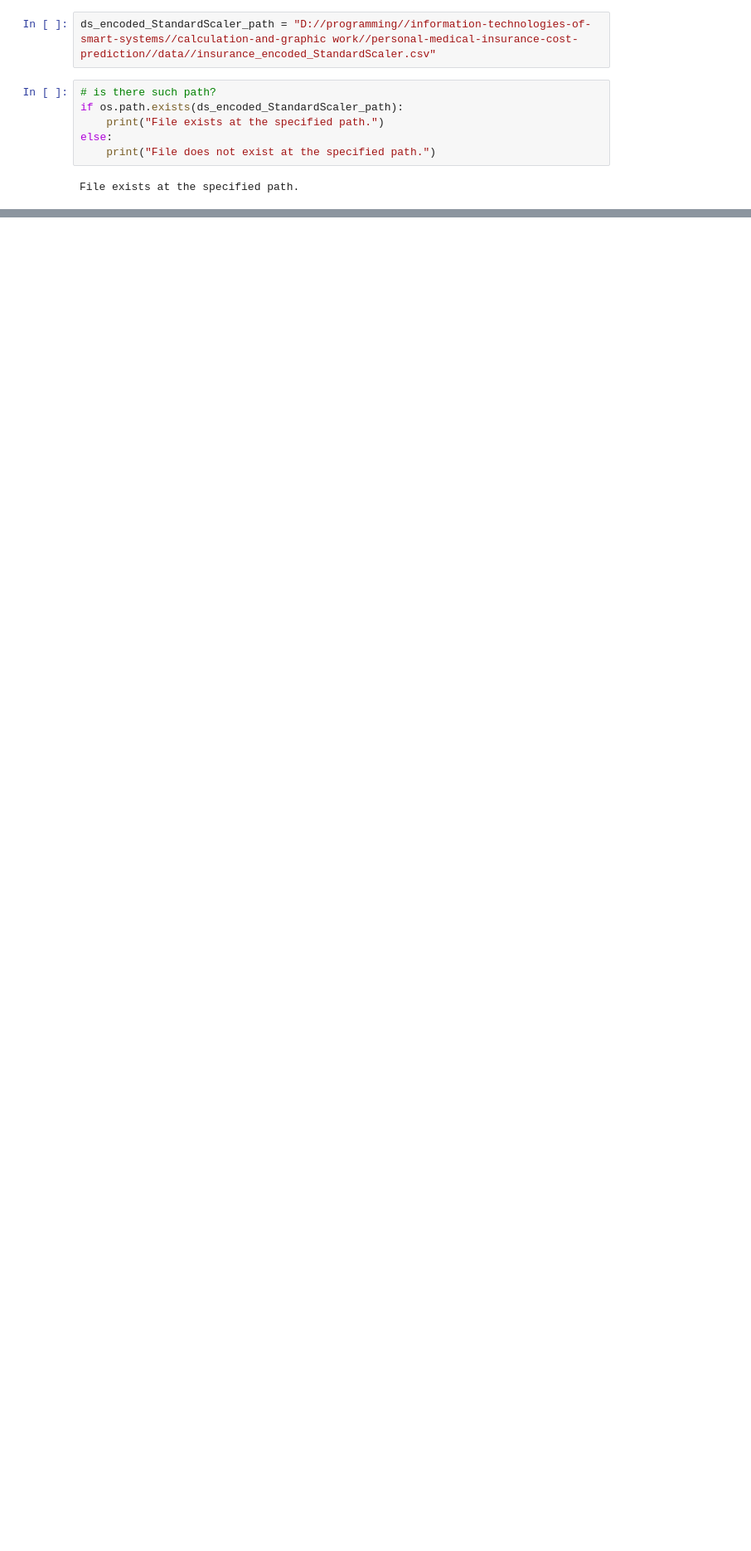
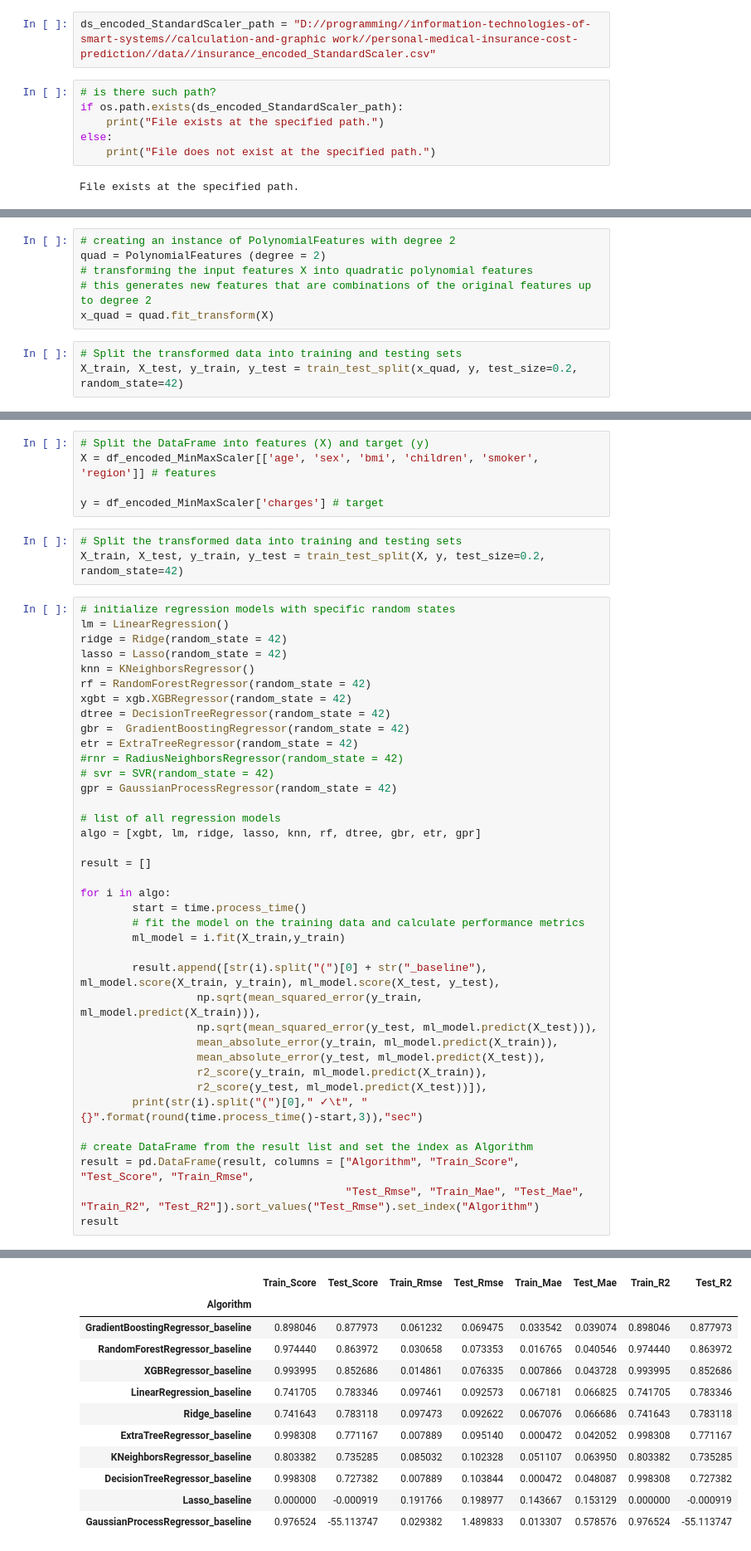
Before and after one commit to ahilah/Personal-medical-insurance-cost-prediction-model, a Jupyter notebook: medical-insurance-pred.ipynb, the cells around one changed output, grey strips where cells are left out. Shown at 83% size. Saved outputs shown, nothing was run; the diff lists cells and outputs as text; blank space fills up the shorter version.

```diff
--- a/medical-insurance-pred.ipynb
+++ b/medical-insurance-pred.ipynb
@@ -899,0 +1105,9 @@ It's often a good idea to experiment with both scalers and evaluate their impact
+# %%
+# creating an instance of PolynomialFeatures with degree 2
+quad = PolynomialFeatures (degree = 2)
+# transforming the input features X into quadratic polynomial features
+# this generates new features that are combinations of the original features up to degree 2
+x_quad = quad.fit_transform(X)
+# %%
+# Split the transformed data into training and testing sets
+X_train, X_test, y_train, y_test = train_test_split(x_quad, y, test_size=0.2, random_state=42)
@@ -899,0 +1172,47 @@ It's often a good idea to experiment with both scalers and evaluate their impact
+# %%
+# Split the DataFrame into features (X) and target (y)
+X = df_encoded_MinMaxScaler[['age', 'sex', 'bmi', 'children', 'smoker', 'region']] # features
+
+y = df_encoded_MinMaxScaler['charges'] # target
+# %%
+# Split the transformed data into training and testing sets
+X_train, X_test, y_train, y_test = train_test_split(X, y, test_size=0.2, random_state=42)
+# %%
+# initialize regression models with specific random states
+lm = LinearRegression()
+ridge = Ridge(random_state = 42)
+lasso = Lasso(random_state = 42)
+knn = KNeighborsRegressor()
+rf = RandomForestRegressor(random_state = 42)
+xgbt = xgb.XGBRegressor(random_state = 42)
+dtree = DecisionTreeRegressor(random_state = 42)
+gbr =  GradientBoostingRegressor(random_state = 42)
+etr = ExtraTreeRegressor(random_state = 42)
+#rnr = RadiusNeighborsRegressor(random_state = 42)
+# svr = SVR(random_state = 42)
+gpr = GaussianProcessRegressor(random_state = 42)
+
+# list of all regression models
+algo = [xgbt, lm, ridge, lasso, knn, rf, dtree, gbr, etr, gpr]
+
+result = []
+
+for i in algo:
+        start = time.process_time()
+        # fit the model on the training data and calculate performance metrics
+        ml_model = i.fit(X_train,y_train)
+
+        result.append([str(i).split("(")[0] + str("_baseline"), ml_model.score(X_train, y_train), ml_model.score(X_test, y_test),
+                  np.sqrt(mean_squared_error(y_train, ml_model.predict(X_train))),
+                  np.sqrt(mean_squared_error(y_test, ml_model.predict(X_test))),
+                  mean_absolute_error(y_train, ml_model.predict(X_train)),
+                  mean_absolute_error(y_test, ml_model.predict(X_test)),
+                  r2_score(y_train, ml_model.predict(X_train)),
+                  r2_score(y_test, ml_model.predict(X_test))]),
+        print(str(i).split("(")[0]," ✓\t", "{}".format(round(time.process_time()-start,3)),"sec")
+
+# create DataFrame from the result list and set the index as Algorithm
+result = pd.DataFrame(result, columns = ["Algorithm", "Train_Score", "Test_Score", "Train_Rmse",
+                                         "Test_Rmse", "Train_Mae", "Test_Mae", "Train_R2", "Test_R2"]).sort_values("Test_Rmse").set_index("Algorithm")
+result
+# %% [output]
@@ -899,0 +1229,12 @@ It's often a good idea to experiment with both scalers and evaluate their impact
+|  | Train_Score | Test_Score | Train_Rmse | Test_Rmse | Train_Mae | Test_Mae | Train_R2 | Test_R2 |
+| Algorithm |  |  |  |  |  |  |  |  |
+| GradientBoostingRegressor_baseline | 0.898046 | 0.877973 | 0.061232 | 0.069475 | 0.033542 | 0.039074 | 0.898046 | 0.877973 |
+| RandomForestRegressor_baseline | 0.974440 | 0.863972 | 0.030658 | 0.073353 | 0.016765 | 0.040546 | 0.974440 | 0.863972 |
+| XGBRegressor_baseline | 0.993995 | 0.852686 | 0.014861 | 0.076335 | 0.007866 | 0.043728 | 0.993995 | 0.852686 |
+| LinearRegression_baseline | 0.741705 | 0.783346 | 0.097461 | 0.092573 | 0.067181 | 0.066825 | 0.741705 | 0.783346 |
+| Ridge_baseline | 0.741643 | 0.783118 | 0.097473 | 0.092622 | 0.067076 | 0.066686 | 0.741643 | 0.783118 |
+| ExtraTreeRegressor_baseline | 0.998308 | 0.771167 | 0.007889 | 0.095140 | 0.000472 | 0.042052 | 0.998308 | 0.771167 |
+| KNeighborsRegressor_baseline | 0.803382 | 0.735285 | 0.085032 | 0.102328 | 0.051107 | 0.063950 | 0.803382 | 0.735285 |
+| DecisionTreeRegressor_baseline | 0.998308 | 0.727382 | 0.007889 | 0.103844 | 0.000472 | 0.048087 | 0.998308 | 0.727382 |
+| Lasso_baseline | 0.000000 | -0.000919 | 0.191766 | 0.198977 | 0.143667 | 0.153129 | 0.000000 | -0.000919 |
+| GaussianProcessRegressor_baseline | 0.976524 | -55.113747 | 0.029382 | 1.489833 | 0.013307 | 0.578576 | 0.976524 | -55.113747 |
```
Also changed, not shown: parts of 55 cells of this notebook, 2 other files.
